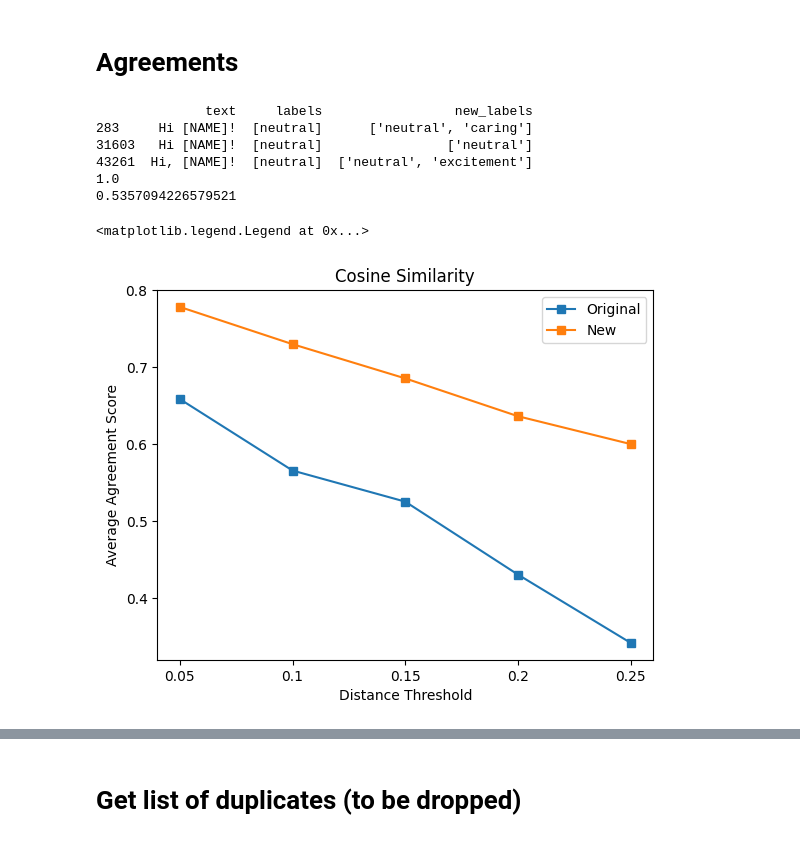
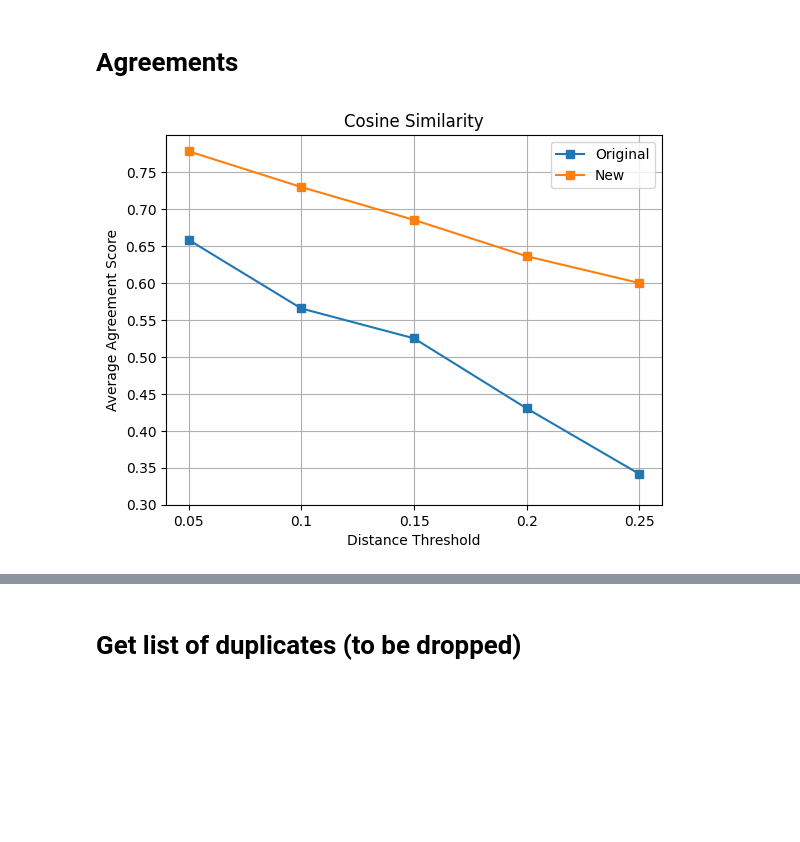
Before and after one commit to AminMohamed-3/LEGO, a Jupyter notebook: duplicates/duplicate_similarity.ipynb, the cells around one changed output, grey strips where cells are left out. Drawn from its saved outputs; the diff is of its cells as text; code cells hidden in the pictures; blank space fills up the shorter version.

```diff
--- a/duplicates/duplicate_similarity.ipynb
+++ b/duplicates/duplicate_similarity.ipynb
@@ -66,22 +67,22 @@ for i in tqdm(range(len(df))):
 # %% [markdown]
 # Extract Duplicates
 # %%
-collection_dict = {}
-thresholds = [0.05, 0.1, 0.15, 0.2, 0.25]
-for threshold in thresholds:
-    print(f"Threshold: {threshold}")
-    similars_dict = {}
-    for i in tqdm(range(len(df))):
-        results = get_similars(df, collection, idx=i, n_results=5)
-        distances = [r["distance"] for r in results]
-        # any distance < 0.15 is considered similar, add it to the similars_dict with key i
-        results_list = [r["idx"] for r in results[1:] if r["distance"] < threshold]
-        if results_list:
-            similars_dict[i] = results_list
-        collection_dict[threshold] = similars_dict
+# collection_dict = {}
+# thresholds = [0.05, 0.1, 0.15, 0.2, 0.25]
+# for threshold in thresholds:
+#     print(f"Threshold: {threshold}")
+#     similars_dict = {}
+#     for i in tqdm(range(len(df))):
+#         results = get_similars(df, collection, idx=i, n_results=5)
+#         distances = [r["distance"] for r in results]
+#         # any distance < 0.15 is considered similar, add it to the similars_dict with key i
+#         results_list = [r["idx"] for r in results[1:] if r["distance"] < threshold]
+#         if results_list:
+#             similars_dict[i] = results_list
+#         collection_dict[threshold] = similars_dict
 
-with open("duplicates.json", "w") as f:
-    json.dump(collection_dict, f)
+# with open("duplicates.json", "w") as f:
+#     json.dump(collection_dict, f)
 # %% [output]
 Threshold: 0.05
 Threshold: 0.1
@@ -136,19 +137,6 @@ def get_examples(index, duplicates_dict, df = df ,df_new = df_new, df_column = "
     # convert these dicts into a dataframe
     examples = pd.DataFrame({"text": example_text, "labels": example_labels, "new_labels": example_new_labels})
     return examples
-# %%
-# Test some example
-idx = 14
-print(get_examples(idx, collection_dict["0.1"]))
-print(calculate_agreement(get_examples(idx, collection_dict["0.1"])["labels"]))
-print(calculate_agreement(get_examples(idx, collection_dict["0.1"])["new_labels"]))
-# %% [output]
-              text     labels                 new_labels
-283     Hi [NAME]!  [neutral]      ['neutral', 'caring']
-31603   Hi [NAME]!  [neutral]                ['neutral']
-43261  Hi, [NAME]!  [neutral]  ['neutral', 'excitement']
-1.0
-0.5357094226579521
 # %%
 def get_averages(df, column):
     averages = {}
@@ -166,10 +154,13 @@ averages_cosine_new, _ = get_averages(df_new, "parsed_predictions")
 # %%
 plt.plot(averages_cosine.keys(), averages_cosine.values(), label = "Original", marker = "s")
 plt.plot(averages_cosine_new.keys(), averages_cosine_new.values(), label = "New", marker = "s")
 plt.xlabel("Distance Threshold")
 plt.ylabel("Average Agreement Score")
 plt.title("Cosine Similarity")
+min_val = round(np.min(list(averages_cosine.values()) + list(averages_cosine_new.values())), 1)
+max_val = round(np.max(list(averages_cosine.values()) + list(averages_cosine_new.values())), 1)
+plt.yticks(np.arange(min_val, max_val, 0.05))
 plt.legend()
+plt.grid(True)
 # %% [output]
-<matplotlib.legend.Legend at 0x...>
-[figure, old version]
+[figure, new version]
```
Also changed, not shown: parts of 5 cells of this notebook, 1 other file.
